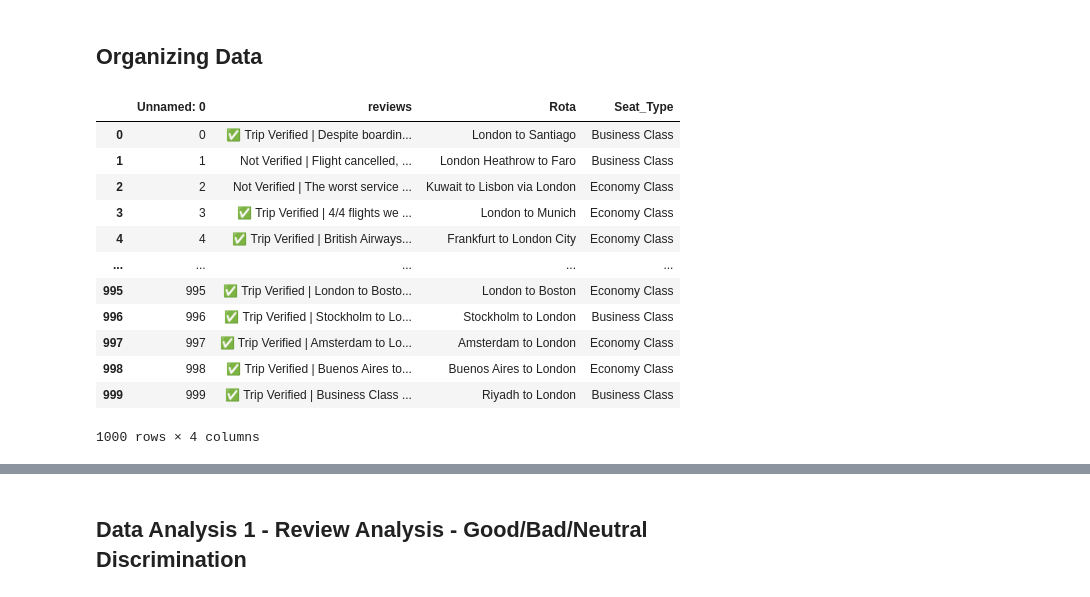
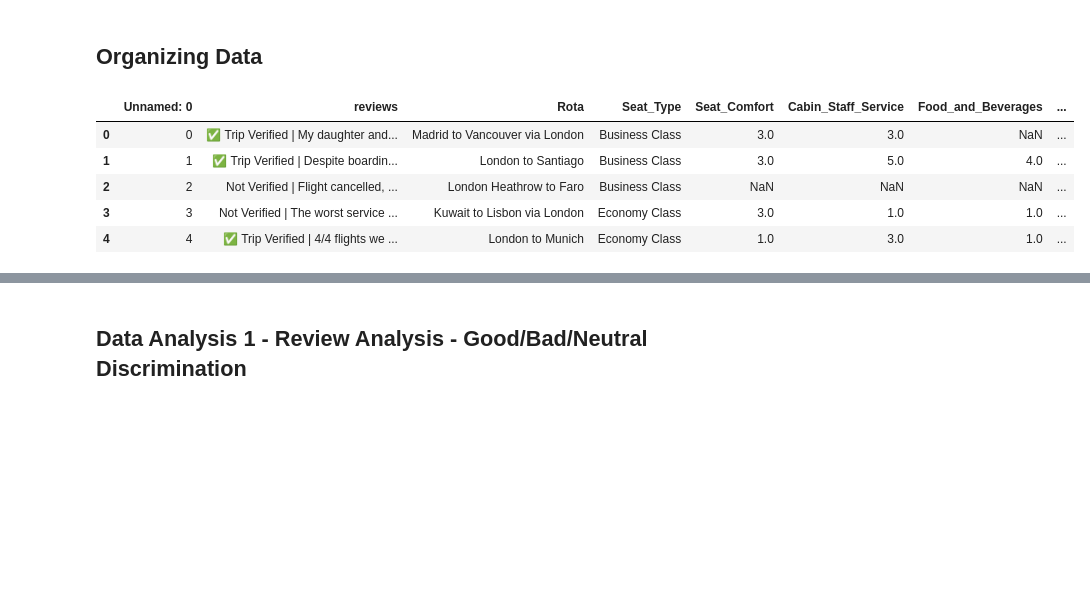
Before and after one commit to TolgaKilinckaya/British_Airlines_Customer_Reviews_Analysis, a Jupyter notebook: analyze.ipynb, the cells around one changed output, grey strips where cells are left out. Cells and saved outputs as stored; diff of their text form; code cells hidden in the pictures; blank space fills up the shorter version.

```diff
--- a/analyze.ipynb
+++ b/analyze.ipynb
@@ -12,19 +12,12 @@ df = pd.read_csv("BA_DataSet.csv")
 # %% [markdown]
 ## Organizing Data
 # %%
-df
+df.head()
 # %% [output]
-|  | Unnamed: 0 | reviews | Rota | Seat_Type |
-| 0 | 0 | ✅ Trip Verified | Despite boardin... | London to Santiago | Business Class |
-| 1 | 1 | Not Verified | Flight cancelled, ... | London Heathrow to Faro | Business Class |
-| 2 | 2 | Not Verified | The worst service ... | Kuwait to Lisbon via London | Economy Class |
-| 3 | 3 | ✅ Trip Verified | 4/4 flights we ... | London to Munich | Economy Class |
-| 4 | 4 | ✅ Trip Verified | British Airways... | Frankfurt to London City | Economy Class |
-| ... | ... | ... | ... | ... |
-| 995 | 995 | ✅ Trip Verified | London to Bosto... | London to Boston | Economy Class |
-| 996 | 996 | ✅ Trip Verified | Stockholm to Lo... | Stockholm to London | Business Class |
-| 997 | 997 | ✅ Trip Verified | Amsterdam to Lo... | Amsterdam to London | Economy Class |
-| 998 | 998 | ✅ Trip Verified | Buenos Aires to... | Buenos Aires to London | Economy Class |
-| 999 | 999 | ✅ Trip Verified | Business Class ... | Riyadh to London | Business Class |
+|  | Unnamed: 0 | reviews | Rota | Seat_Type | Seat_Comfort | Cabin_Staff_Service | Food_and_Beverages | ... |
+| 0 | 0 | ✅ Trip Verified | My daughter and... | Madrid to Vancouver via London | Business Class | 3.0 | 3.0 | NaN | ... |
+| 1 | 1 | ✅ Trip Verified | Despite boardin... | London to Santiago | Business Class | 3.0 | 5.0 | 4.0 | ... |
+| 2 | 2 | Not Verified | Flight cancelled, ... | London Heathrow to Faro | Business Class | NaN | NaN | NaN | ... |
+| 3 | 3 | Not Verified | The worst service ... | Kuwait to Lisbon via London | Economy Class | 3.0 | 1.0 | 1.0 | ... |
+| 4 | 4 | ✅ Trip Verified | 4/4 flights we ... | London to Munich | Economy Class | 1.0 | 3.0 | 1.0 | ... |
-1000 rows × 4 columns
 # %%
```
Also changed, not shown: parts of 23 cells of this notebook, 1 other file.
